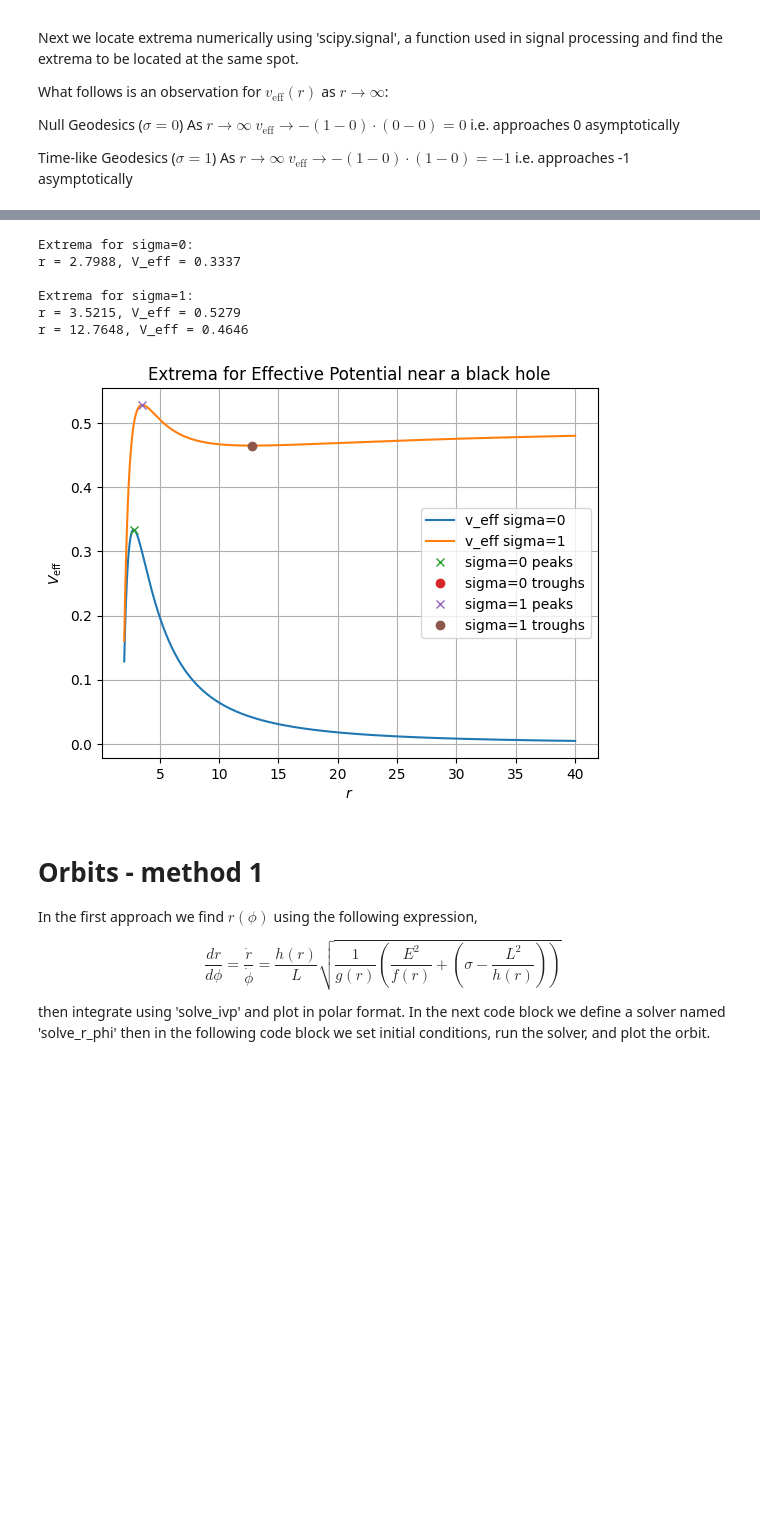
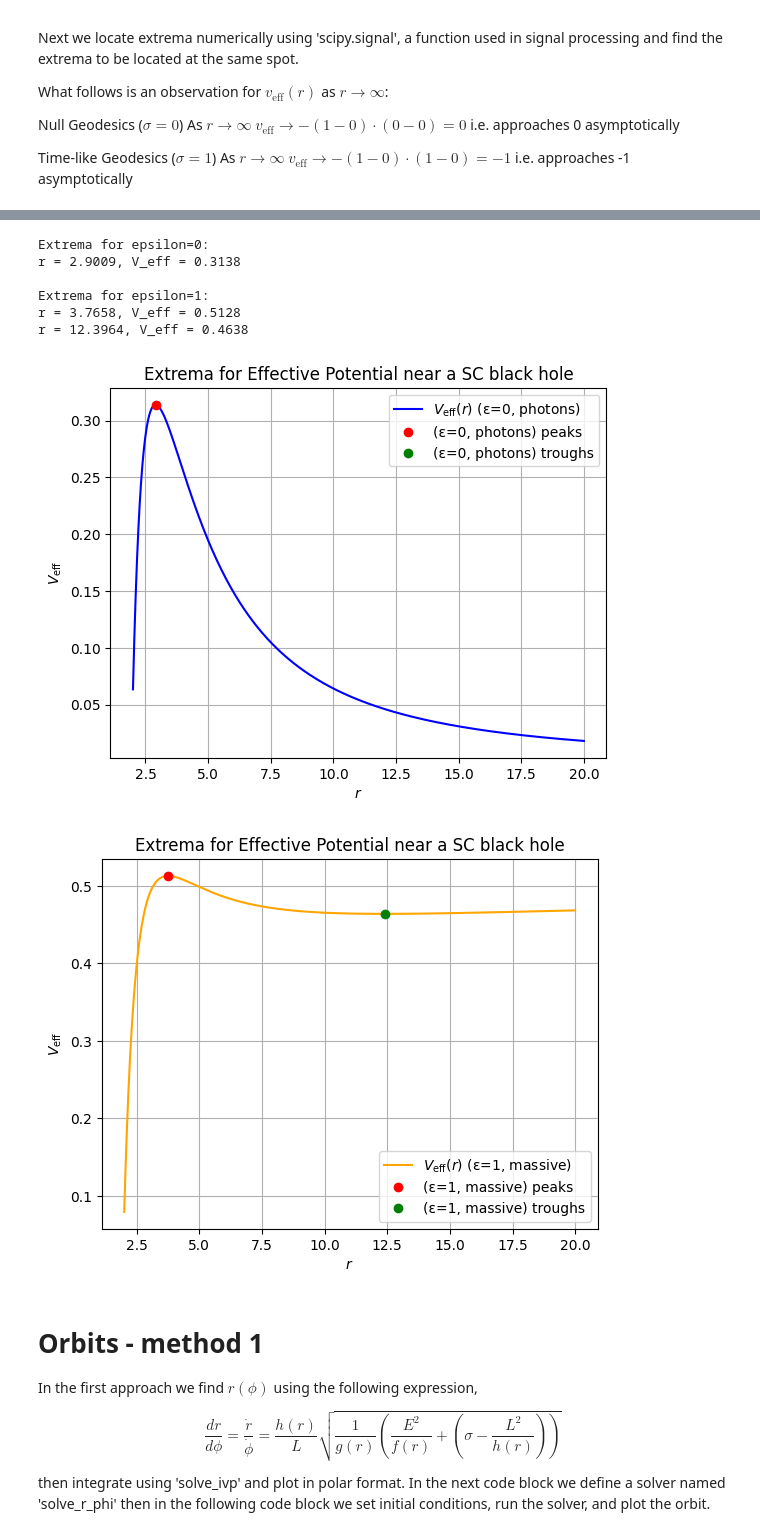
Before and after one commit to AdamSmithOrlik/quantum-black-holes, a Jupyter notebook: sue/research-2.ipynb, the cells around one changed output, grey strips where cells are left out. Saved outputs shown, nothing was run; the diff lists cells and outputs as text; code cells hidden in the pictures; blank space fills up the shorter version.

Commit message:
find extrema code update - Feb 15

```diff
--- a/sue/research-2.ipynb
+++ b/sue/research-2.ipynb
@@ -112,16 +140,16 @@ Here we assign values for Mass (central massive object), and Energy and Angular
 # %%
 # block 3 - assign values for mass, energy, and angular momentum
 M1 = 1.0
-rs1 = rad_sc(M1)
-r1 = 20 * rs1
+rs1 = r_sc(M1)
+r1 = 10 * rs1
 Q_b0 = 0.0
-Q_b1 = 0.5
-Q_b2 = 0.75
-Q_b3 = 1.0
+Q_b1 = 0.25
+Q_b2 = 0.5
+Q_b3 = 0.75
 Q_c0 = 0.0
-Q_c1 = 0.5
-Q_c2 = 0.75
-Q_c3 = 1.0
+Q_c1 = 0.25
+Q_c2 = 0.5
+Q_c3 = 0.75
 
 # conserved quantities (constants)
 E1 = 1.1 # energy of orbiting particle
@@ -256,48 +313,58 @@ Since d²V_eff/dr² = -2*L²/(81*M⁴), and this is negative, r = 3*M is a MAXIM
 # %%
-# block 6 - find extrema (numerically) for effective potential for space around a Schwarzschild black hole
+# block 6 - find extrema for v_eff vs r for the space around a black hole in a quantum-corrected Schwarzschild metric.
+# solved numerically using scipy "find_peaks"...borrowed from signal processing.
+
 from scipy.signal import find_peaks
 
 # find peaks for sigma=0, sigma=1
 peaks1, _ = find_peaks(v_eff_vals_Q1)
 peaks2, _ = find_peaks(v_eff_vals_Q1_1)
 
-# detect troughs (invert the function to find minima as peaks) for sigma=0, sigma=1
+# detect troughs (invert the function to find minima as peaks) for epsilon=0, epsilon=1
 troughs1, _ = find_peaks(-v_eff_vals_Q1)
 troughs2, _ = find_peaks(-v_eff_vals_Q1_1)
 
 # combine and sort extrema
 extrema1 = np.sort(np.concatenate((peaks1, troughs1)))
 extrema2 = np.sort(np.concatenate((peaks2, troughs2)))
 
-# print extrema values for sigma=0 and sigma=1
-print("Extrema for sigma=0:")
+# print extrema values for epsilon=0 and epsilon=1
+print("Extrema for epsilon=0:")
 for j in extrema1:
     print(f"r = {r_vals[j]:.4f}, V_eff = {v_eff_vals_Q1[j]:.4f}")
 
-print("\nExtrema for sigma=1:")
+print("\nExtrema for epsilon=1:")
 for k in extrema2:
     print(f"r = {r_vals[k]:.4f}, V_eff = {v_eff_vals_Q1_1[k]:.4f}")
 
-plt.plot(r_vals, v_eff_vals_Q1, label='v_eff sigma=0')
-plt.plot(r_vals, v_eff_vals_Q1_1, label='v_eff sigma=1')
-plt.plot(r_vals[peaks1], v_eff_vals_Q1[peaks1], 'x', label='sigma=0 peaks')
-plt.plot(r_vals[troughs1], v_eff_vals_Q1[troughs1], 'o', label='sigma=0 troughs')
-plt.plot(r_vals[peaks2], v_eff_vals_Q1_1[peaks2], 'x', label='sigma=1 peaks')
-plt.plot(r_vals[troughs2], v_eff_vals_Q1_1[troughs2], 'o', label='sigma=1 troughs')
+plt.plot(r_vals, v_eff_vals_Q1, color='b', label=r'$V_{\mathrm{eff}}(r)$ (ε=0, photons)')
+plt.plot(r_vals[peaks1], v_eff_vals_Q1[peaks1], 'o', color='r', label='(ε=0, photons) peaks')
+plt.plot(r_vals[troughs1], v_eff_vals_Q1[troughs1], 'o', color='g', label='(ε=0, photons) troughs')
 plt.xlabel(r'$r$')
 plt.ylabel(r'$V_{\rm eff}$')
-plt.title('Extrema for Effective Potential near a black hole')
+plt.title('Extrema for Effective Potential near a SC black hole')
 plt.legend()
 plt.grid(True)
 plt.show()
+
+plt.plot(r_vals, v_eff_vals_Q1_1, color='orange', label=r'$V_{\mathrm{eff}}(r)$ (ε=1, massive)')
+plt.plot(r_vals[peaks2], v_eff_vals_Q1_1[peaks2], 'o', color='r', label='(ε=1, massive) peaks')
+plt.plot(r_vals[troughs2], v_eff_vals_Q1_1[troughs2], 'o', color='g', label='(ε=1, massive) troughs')
+plt.xlabel(r'$r$')
+plt.ylabel(r'$V_{\rm eff}$')
+plt.title('Extrema for Effective Potential near a SC black hole')
+plt.legend()
+plt.grid(True)
+plt.show()
 # %% [output]
-Extrema for sigma=0:
-r = 2.7988, V_eff = 0.3337
+Extrema for epsilon=0:
+r = 2.9009, V_eff = 0.3138
 
-Extrema for sigma=1:
-r = 3.5215, V_eff = 0.5279
-r = 12.7648, V_eff = 0.4646
+Extrema for epsilon=1:
+r = 3.7658, V_eff = 0.5128
+r = 12.3964, V_eff = 0.4638
-[figure, old version]
+[figure, new version]
+[figure, added]
 # %% [markdown]
 # Orbits - method 1
 
```
Also changed, not shown: parts of 13 cells of this notebook, 1 other file.
